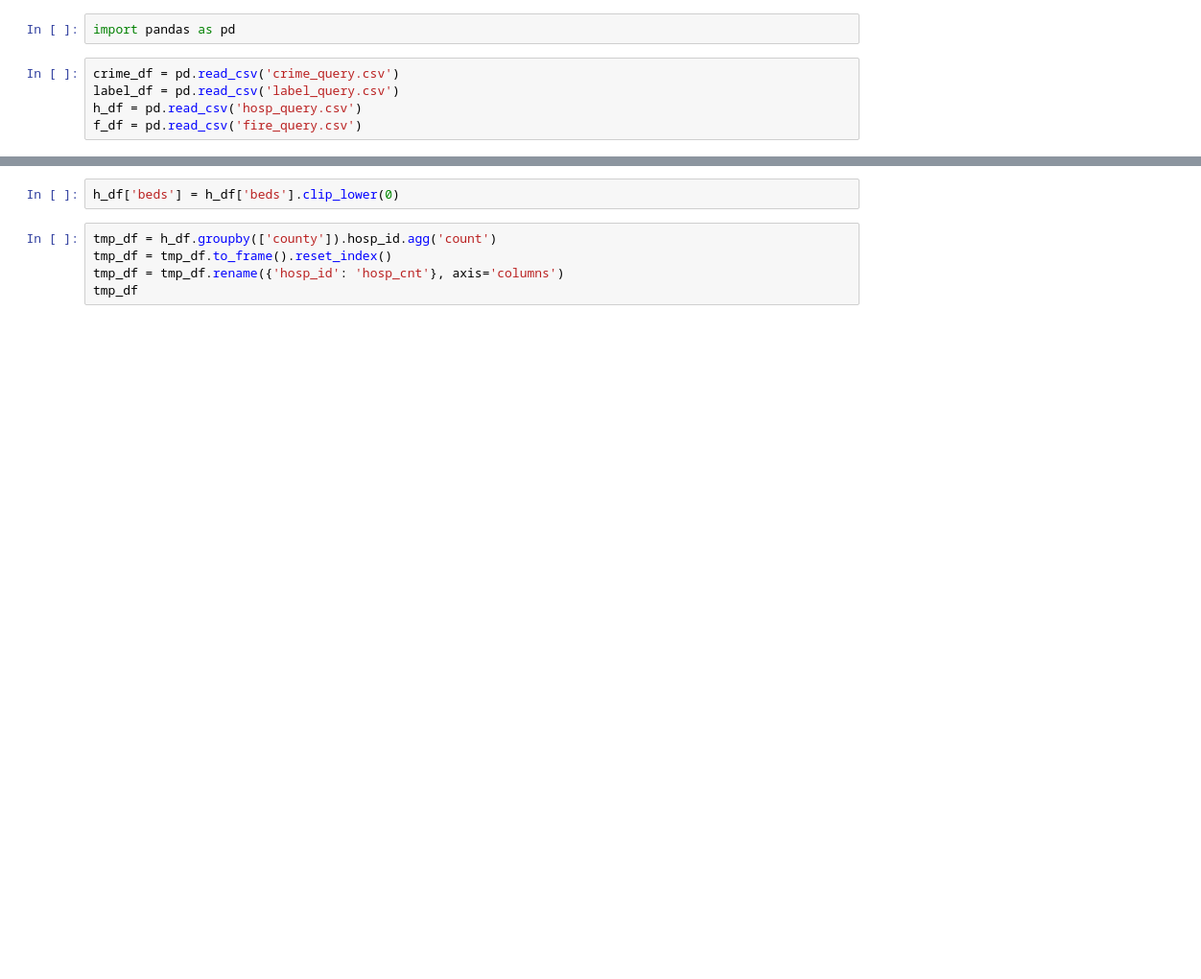
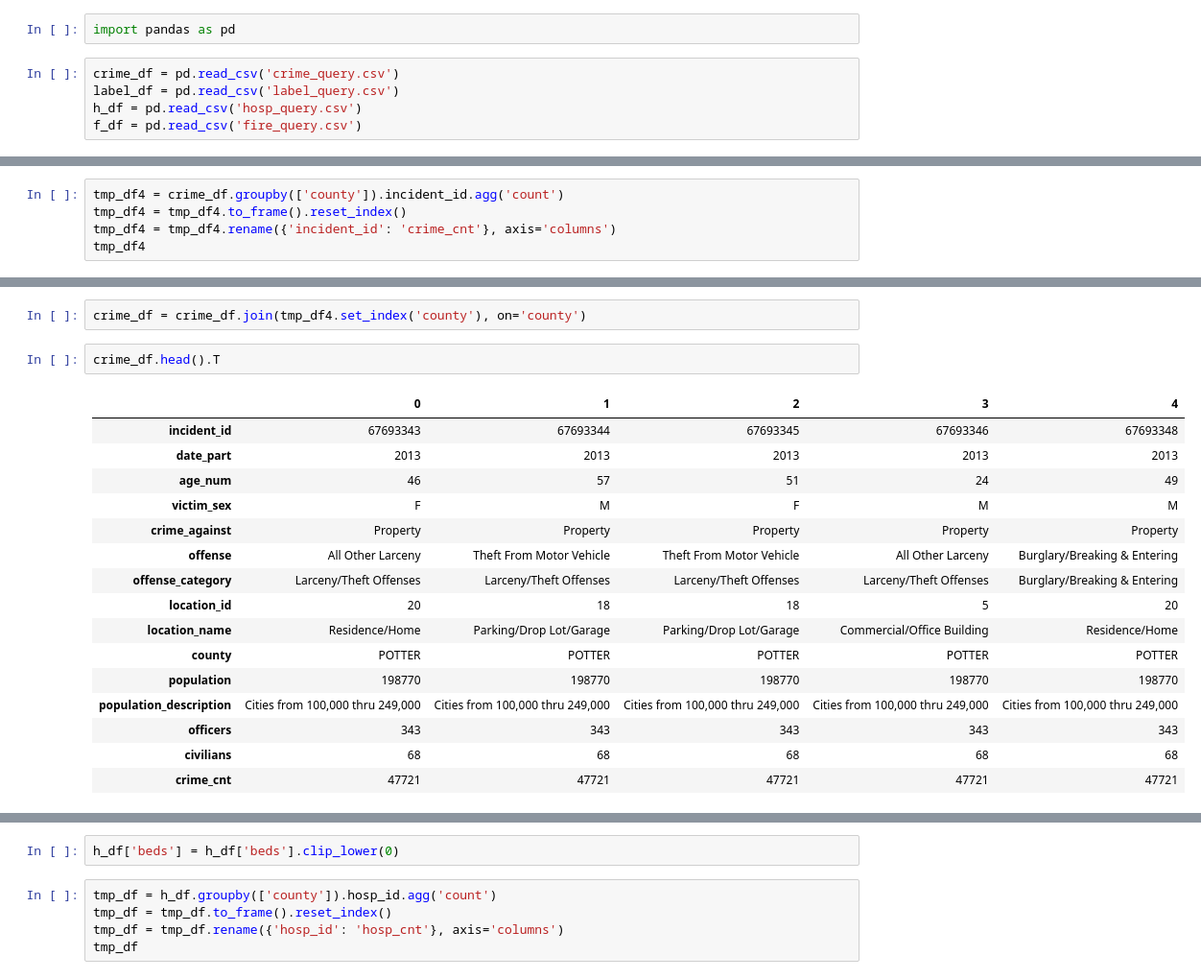
Before and after one commit to KendalHolcombe/KH_Capstone, a Jupyter notebook: Intelligent_Model.ipynb, the cells around one changed output, grey strips where cells are left out. Shown at 96% size. Drawn from its saved outputs; the diff is of its cells as text; blank space fills up the shorter version.

```diff
--- a/Intelligent_Model.ipynb
+++ b/Intelligent_Model.ipynb
@@ -7,0 +26,5 @@ f_df = pd.read_csv('fire_query.csv')
+# %%
+tmp_df4 = crime_df.groupby(['county']).incident_id.agg('count')
+tmp_df4 = tmp_df4.to_frame().reset_index()
+tmp_df4 = tmp_df4.rename({'incident_id': 'crime_cnt'}, axis='columns')
+tmp_df4
@@ -8,2 +49,23 @@ f_df = pd.read_csv('fire_query.csv')
+# %%
+crime_df = crime_df.join(tmp_df4.set_index('county'), on='county')
+# %%
+crime_df.head().T
+# %% [output]
+|  | 0 | 1 | 2 | 3 | 4 |
+| incident_id | 67693343 | 67693344 | 67693345 | 67693346 | 67693348 |
+| date_part | 2013 | 2013 | 2013 | 2013 | 2013 |
+| age_num | 46 | 57 | 51 | 24 | 49 |
+| victim_sex | F | M | F | M | M |
+| crime_against | Property | Property | Property | Property | Property |
+| offense | All Other Larceny | Theft From Motor Vehicle | Theft From Motor Vehicle | All Other Larceny | Burglary/Breaking & Entering |
+| offense_category | Larceny/Theft Offenses | Larceny/Theft Offenses | Larceny/Theft Offenses | Larceny/Theft Offenses | Burglary/Breaking & Entering |
+| location_id | 20 | 18 | 18 | 5 | 20 |
+| location_name | Residence/Home | Parking/Drop Lot/Garage | Parking/Drop Lot/Garage | Commercial/Office Building | Residence/Home |
+| county | POTTER | POTTER | POTTER | POTTER | POTTER |
+| population | 198770 | 198770 | 198770 | 198770 | 198770 |
+| population_description | Cities from 100,000 thru 249,000 | Cities from 100,000 thru 249,000 | Cities from 100,000 thru 249,000 | Cities from 100,000 thru 249,000 | Cities from 100,000 thru 249,000 |
+| officers | 343 | 343 | 343 | 343 | 343 |
+| civilians | 68 | 68 | 68 | 68 | 68 |
+| crime_cnt | 47721 | 47721 | 47721 | 47721 | 47721 |
 # %%
 h_df.head()
```
Also changed, not shown: parts of 30 cells of this notebook, 1 other file.
